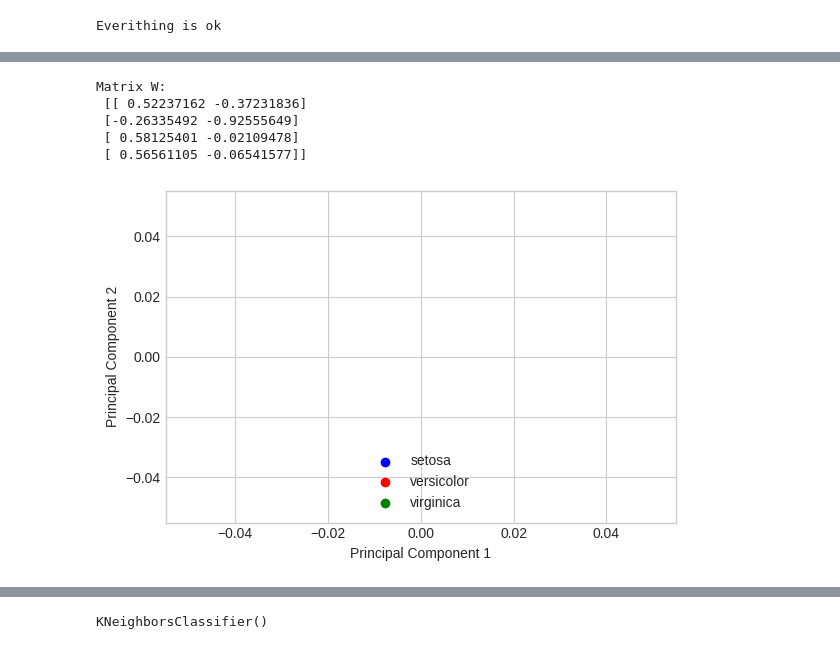
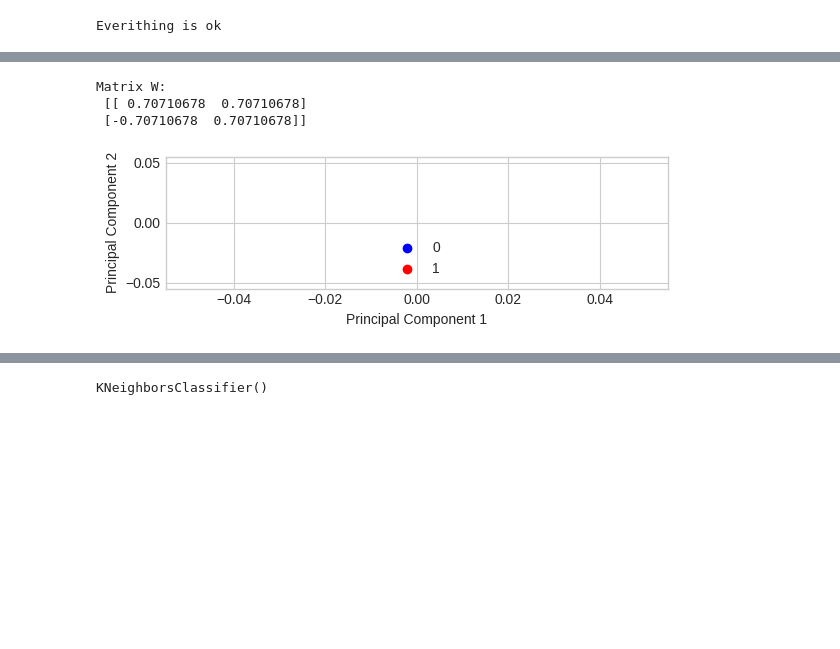
Before and after one commit to ZuhriaMaulidaSalsa/Pendata, a Jupyter notebook: _sources/PCA-KNN.ipynb, the cells around one changed output, grey strips where cells are left out. Saved outputs shown, nothing was run; the diff lists cells and outputs as text; code cells hidden in the pictures; blank space fills up the shorter version.

```diff
--- a/_sources/PCA-KNN.ipynb
+++ b/_sources/PCA-KNN.ipynb
@@ -6,6 +6,6 @@ import numpy as np
 import seaborn as sns
 import matplotlib.pyplot as plt
 # %%
-df=pd.read_csv('https://raw.githubusercontent.com/ZuhriaMaulidaSalsa/Pendata/main/datairis.csv')
+df=pd.read_csv('https://raw.githubusercontent.com/ZuhriaMaulidaSalsa/Pendata/main/heart.csv')
 df.head()
 # %% [output]
@@ -29,17 +34,16 @@ Index(['sepal_l', 'sepal_w', 'petal_l', 'petal_w', 'class'], dtype='object')
 # %%
-X=df.iloc[:,0:4].values
-y=df.iloc[:,4].values
+X=df.iloc[:,0:2].values
+y=df.iloc[:,2].values
 # %%
-label_dict={1: 'setosa',
-           2: 'virginica',
-           3: 'versicolor'}
-feature_dict={0: 'sepal_length',1: 'sepal_width',2: 'petal_length',3: 'petal_width'}
+label_dict={1: '1',
+           2: '0'}
+feature_dict={0: 'age',1: 'cp',2: 'trestbps',3: 'chol', 4: 'fbs',5: 'restecg',6: 'thalach',7:'exang',8: 'oldpeak',9: 'slope',10: 'ca',11: 'thal'}
 
 with plt.style.context('seaborn-whitegrid'):
     plt.figure(figsize=(8,6))
-    for i in range(4):
-        plt.subplot(2,2,i+1)
-        for lab in ('setosa','virginica','versicolor'):
+    for i in range(12):
+        plt.subplot(4,4,i+1)
+        for lab in ('0','1'):
             plt.hist(X[y==lab, i],
                     label=lab,
                     bins=10,
@@ -168,32 +158,30 @@ with plt.style.context('seaborn-whitegrid'):
 # %%
-matrix_w = np.hstack((eig_pairs[0][1].reshape(4,1),
-                      eig_pairs[1][1].reshape(4,1)))
+matrix_w = np.hstack((eig_pairs[0][1].reshape(2,1),
+                      eig_pairs[1][1].reshape(2,1)))
 
 print('Matrix W:\n', matrix_w)
 # %% [output]
 Matrix W:
- [[ 0.52237162 -0.37231836]
- [-0.26335492 -0.92555649]
- [ 0.58125401 -0.02109478]
- [ 0.56561105 -0.06541577]]
+ [[ 0.70710678  0.70710678]
+ [-0.70710678  0.70710678]]
 # %%
 Y = X_std.dot(matrix_w)
 # %%
 with plt.style.context('seaborn-whitegrid'):
-    plt.figure(figsize=(6, 4))
-    for lab, col in zip(('setosa', 'versicolor', 'virginica'),
-                        ('blue', 'red', 'green')):
+    plt.figure(figsize=(6, 2))
+    for lab, col in zip(('0', '1'),
+                        ('blue', 'red')):
         plt.scatter(Y[y==lab, 0],
                     Y[y==lab, 1],
                     label=lab,
                     c=col)
     plt.xlabel('Principal Component 1')
     plt.ylabel('Principal Component 2')
     plt.legend(loc='lower center')
     plt.tight_layout()
     plt.show()
 # %% [output]
-[figure, old version]
+[figure, new version]
 # %%
 from sklearn.decomposition import PCA as sklearnPCA
 sklearn_pca = sklearnPCA(n_components=2)
```
Also changed, not shown: parts of 20 cells of this notebook, 20 other files.
